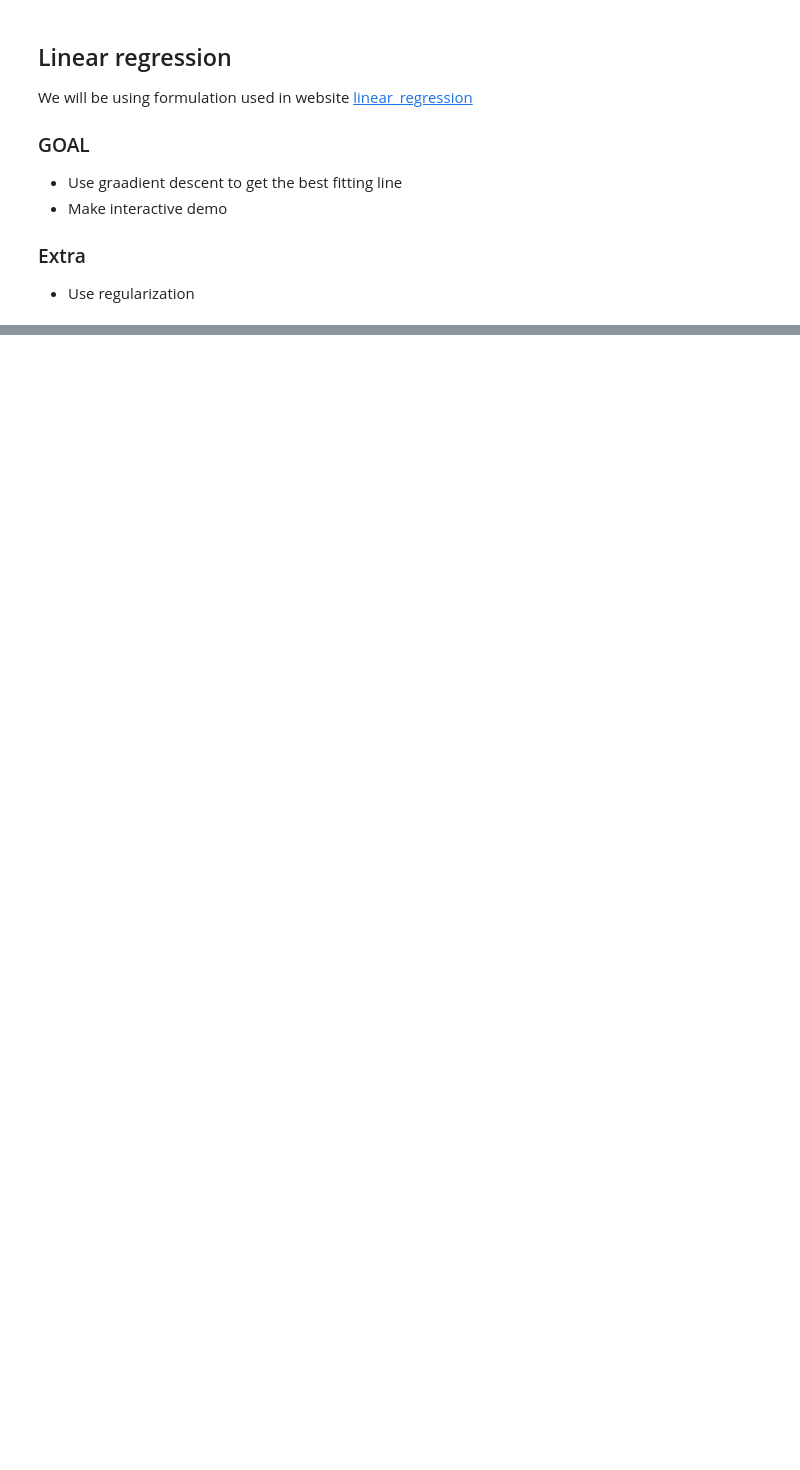
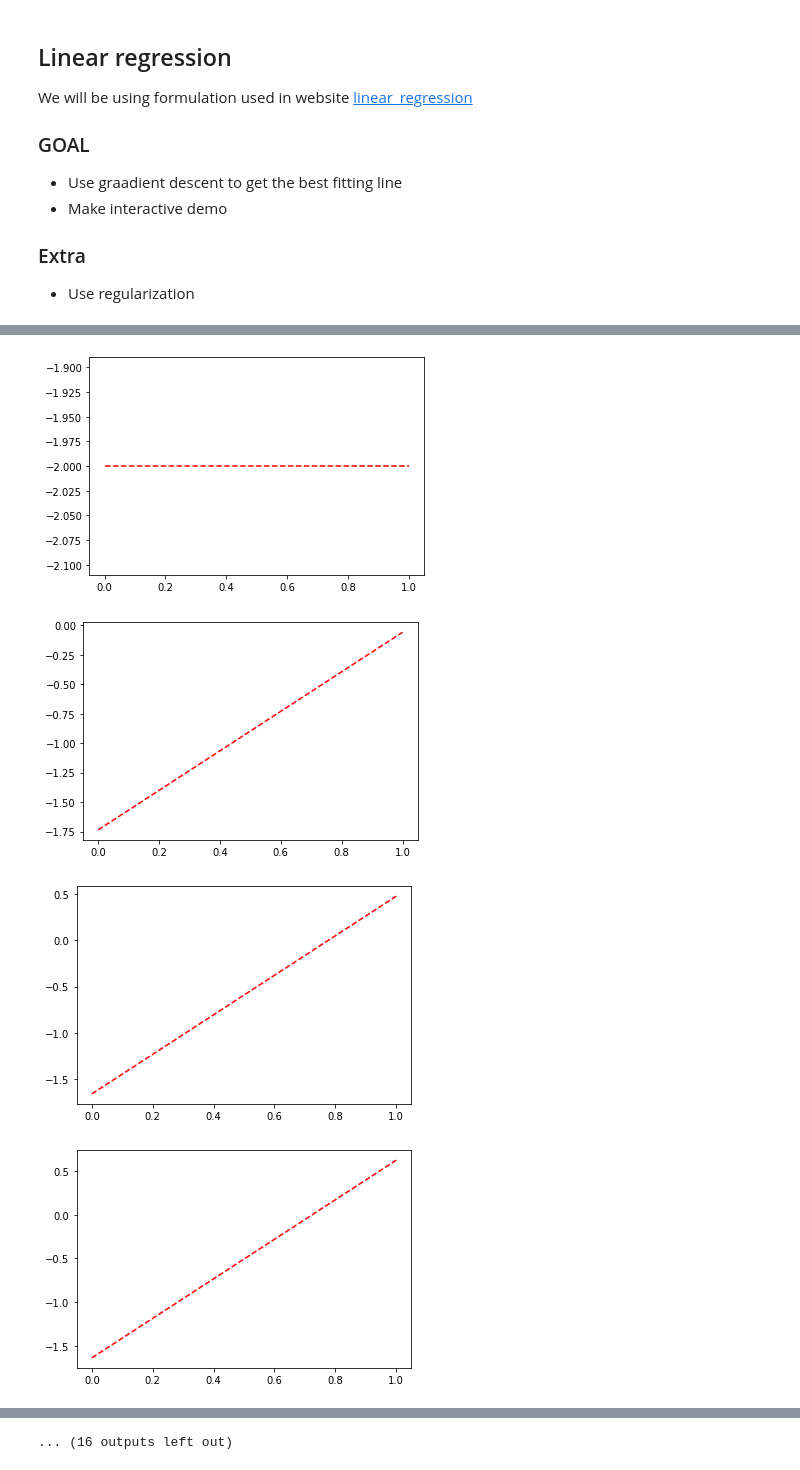
Before and after one commit to mayurkagathara/streamlit_apps, a Jupyter notebook: Linear_regression/notebooks/linear_regression.ipynb, the cells around one changed output, grey strips where cells are left out. Cells and saved outputs as stored; diff of their text form; code cells hidden in the pictures; blank space fills up the shorter version.

```diff
--- a/Linear_regression/notebooks/linear_regression.ipynb
+++ b/Linear_regression/notebooks/linear_regression.ipynb
@@ -111,0 +133,15 @@ array([[2, 2],
+# %%
+import time
+fig = plt.figure()
+ax = fig.add_subplot(111)
+for w,b in zip(weights_array,bias_array):
+  plot_line_wb(w,b)
+  fig.canvas.draw()
+  fig.canvas.flush_events()
+  plt.pause(0.00001)
+  ax.clear()
+# %% [output]
+[figure, added]
+[figure, added]
+[figure, added]
+[figure, added]
@@ -111,0 +156 @@ array([[2, 2],
+... (16 outputs left out)
```
Also changed, not shown: parts of 8 cells of this notebook, 1 other file.
